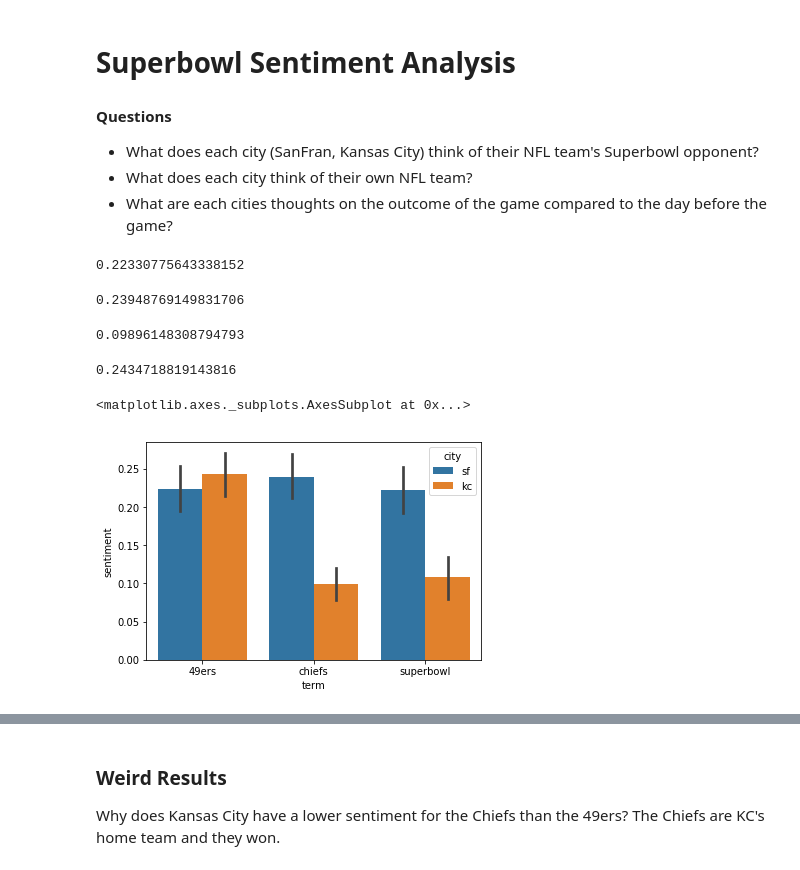
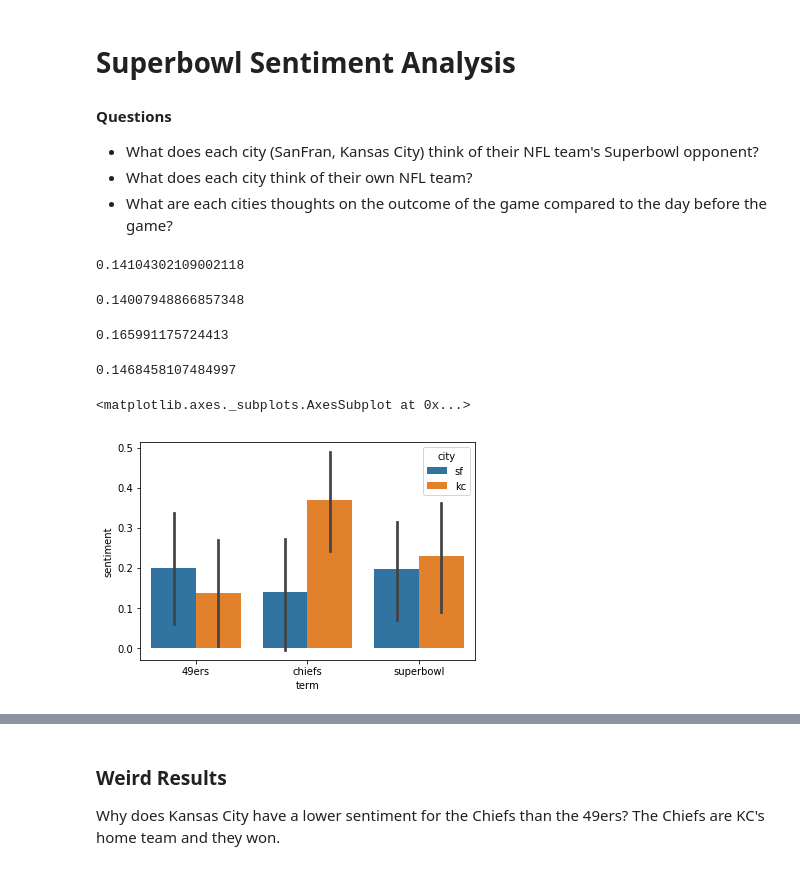
Before and after one commit to zionsteiner/CS5830_Project3, a Jupyter notebook: project3_zion.ipynb, the cells around one changed output, grey strips where cells are left out. Saved outputs shown, nothing was run; the diff lists cells and outputs as text; code cells hidden in the pictures.

```diff
--- a/project3_zion.ipynb
+++ b/project3_zion.ipynb
@@ -8,9 +8,9 @@ import preprocessor
 
 from textblob import TextBlob
 # %%
-# Authenticate
-KEY = 'hbIPu0wGt1gqCIiSPmqB48dbW'
-SECRET_KEY = 'buwFTDAsZchwZZ5sOU1O5MAmB9Tx4ocJZ60QvLzJqpT6NV34WE'
+# Authemnticate
+KEY = ''
+SECRET_KEY = ''
 auth = tweepy.AppAuthHandler(KEY, SECRET_KEY)
 api = tweepy.API(auth)
 # %%
@@ -25,14 +25,21 @@ coords = {'sf': '37.773972,-122.431297,25mi',
 
 for city in cities:
     for term in terms:
+        term_count = 0
         for tweet in tweepy.Cursor(api.search,
-                                q=term,
-                                geocode=coords[city]).items(500):
-            df = df.append({'city': city,
-                            'term': term,
-                            'tweet': tweet.text,
-                            'time': tweet.created_at},
-                           ignore_index=True)
+                                   q=term,
+                                   geocode=coords[city],
+                                   tweet_mode='extended',
+                                   count=100).items():
+            if 'RT @' not in tweet.full_text:
+                df = df.append({'city': city,
+                                'term': term,
+                                'tweet': tweet.full_text.lower(),
+                                'time': tweet.created_at},
+                               ignore_index=True)
+                term_count += 1
+            if term_count == 500:
+                break
 # %% [markdown]
 # Superbowl Sentiment Analysis
 #### **Questions**
@@ -56,21 +63,22 @@ df['subjective'] = subjectives
 # %%
 df.loc[(df['city'] == 'sf') & (df['term'] == '49ers')]['sentiment'].mean()
 # %% [output]
-0.22330775643338152
+0.14104302109002118
 # %%
 df.loc[(df['city'] == 'sf') & (df['term'] == 'chiefs')]['sentiment'].mean()
 # %% [output]
-0.23948769149831706
+0.14007948866857348
 # %%
 df.loc[(df['city'] == 'kc') & (df['term'] == 'chiefs')]['sentiment'].mean()
 # %% [output]
-0.09896148308794793
+0.165991175724413
 # %%
 df.loc[(df['city'] == 'kc') & (df['term'] == '49ers')]['sentiment'].mean()
 # %% [output]
-0.2434718819143816
+0.1468458107484997
 # %%
-sns.barplot(x='term', y='sentiment', hue='city', data=df)
+df_sub = df.loc[df['subjective'] > 0.75]
+sns.barplot(x='term', y='sentiment', hue='city', data=df_sub)
 # %% [output]
 <matplotlib.axes._subplots.AxesSubplot at 0x...>
-[figure, old version]
+[figure, new version]
```
Also changed, not shown: parts of 9 cells of this notebook.
